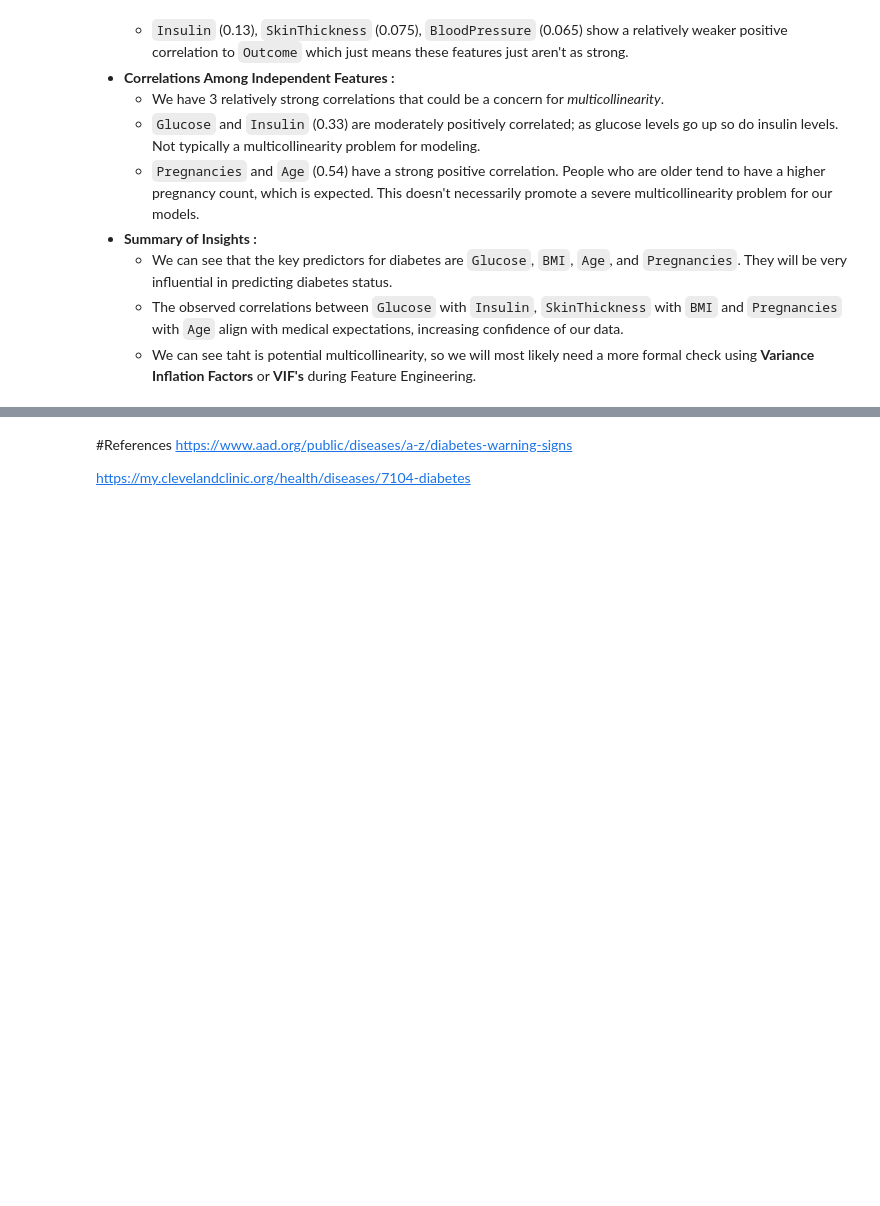
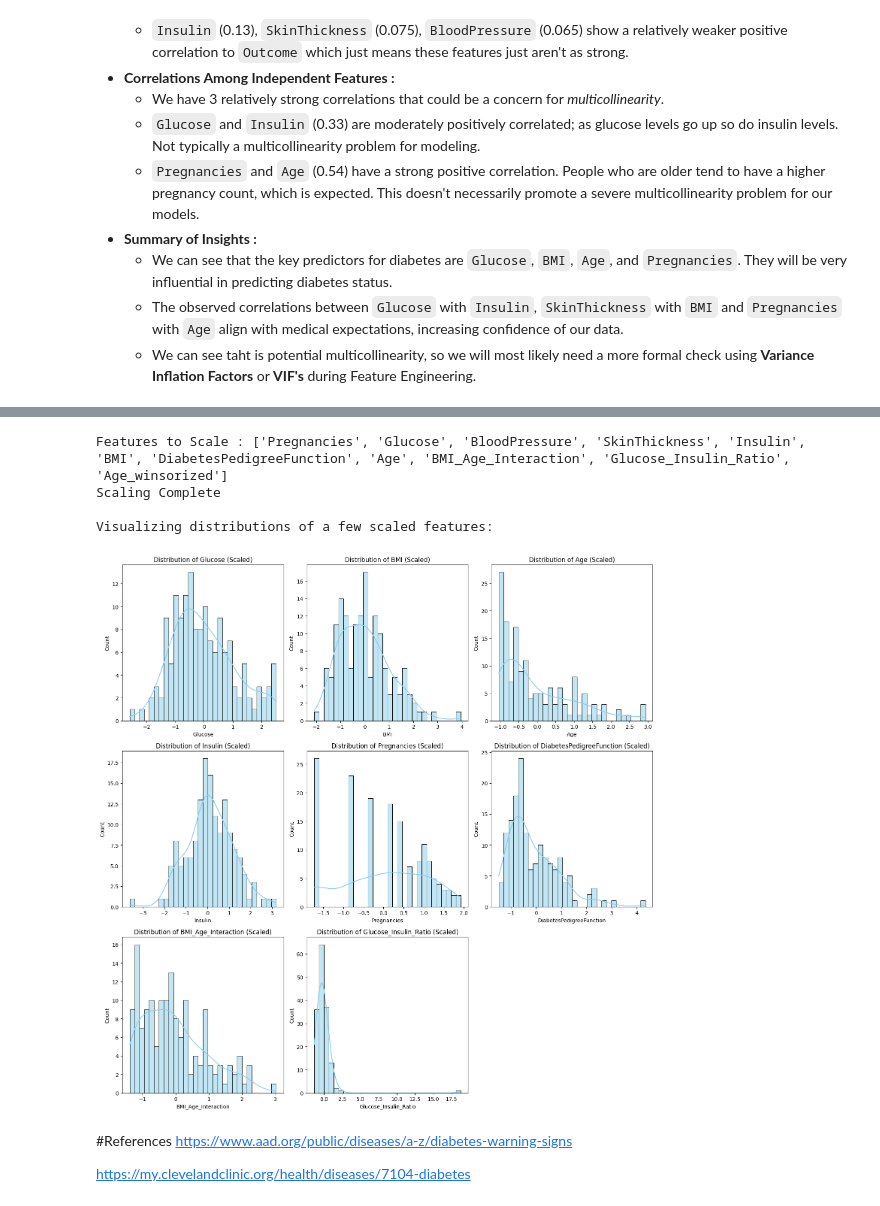
Before and after one commit to bryan3342/Data-Science-CSCI-381, a Jupyter notebook: Diabetes_Prediction_Model_Data_Science.ipynb, the cells around one changed output, grey strips where cells are left out. Cells and saved outputs as stored; diff of their text form; code cells hidden in the pictures; blank space fills up the shorter version.

```diff
--- a/Diabetes_Prediction_Model_Data_Science.ipynb
+++ b/Diabetes_Prediction_Model_Data_Science.ipynb
@@ -227,0 +415,7 @@ We represent the analysis using a **Correlation Heatmap** that tells us the *str
+# %%
+from scipy.stats.mstats import winsorize
+
+df_log_transformed['Age_winsorized'] = winsorize(df_log_transformed['Age'], (0.01, 0.01))
+# Decide whether to use 'Age' or 'Age_winsorized' in the final model
+
+print("Outlier handling strategies will be applied based on feature distribution and domain context.")
@@ -227,0 +428,53 @@ We represent the analysis using a **Correlation Heatmap** that tells us the *str
+# %%
+from sklearn.model_selection import train_test_split
+from sklearn.preprocessing import StandardScaler
+import matplotlib.pyplot as plt
+import seaborn as sns
+import numpy as np
+
+# Defining Features (X) and Target (y)
+X = df_log_transformed.drop('Outcome', axis=1)
+y = df_log_transformed['Outcome']
+
+# Using our FINAL set of features for modeling to scale.
+features_to_scale = X.select_dtypes(include=np.number).columns.tolist()
+
+# Making sure all columns are found within our training data.
+features_to_scale = [f for f in features_to_scale if f in X.columns]
+print(f"Features to Scale : {features_to_scale}")
+
+# Train-Test Split
+X_train, X_test, y_train, y_test = train_test_split(X, y, test_size=0.2, random_state=42, stratify=y)
+
+# Standardize the features
+
+scaler = StandardScaler()
+X_train_scaled = X_train.copy()
+X_train_scaled[features_to_scale] = scaler.fit_transform(X_train[features_to_scale])
+
+X_test_scaled = X_test.copy()
+X_test_scaled[features_to_scale] = scaler.transform(X_test[features_to_scale])
+
+print("Scaling Complete")
+
+print("\nVisualizing distributions of a few scaled features:")
+plt.figure(figsize=(15, 15))
+
+# Selecting features to visualize
+features_to_visualize = ['Glucose', 'BMI', 'Age', 'Insulin', 'Pregnancies', 'DiabetesPedigreeFunction', 'BMI_Age_Interaction', 'Glucose_Insulin_Ratio']
+
+for i, col in enumerate(features_to_visualize):
+   plt.subplot(3, 3, i + 1) # Changed subplot grid to 3 rows and 3 columns
+   sns.histplot(X_test_scaled[col], kde=True, bins=30, color='skyblue')
+   plt.title(f'Distribution of {col} (Scaled)')
+   plt.xlabel(col)
+   plt.ylabel('Count')
+
+plt.tight_layout()
+plt.show()
+# %% [output]
+Features to Scale : ['Pregnancies', 'Glucose', 'BloodPressure', 'SkinThickness', 'Insulin', 'BMI', 'DiabetesPedigreeFunction', 'Age', 'BMI_Age_Interaction', 'Glucose_Insulin_Ratio', 'Age_winsorized']
+Scaling Complete
+
+Visualizing distributions of a few scaled features:
+[figure, added]
```
Also changed, not shown: parts of 14 cells of this notebook.
